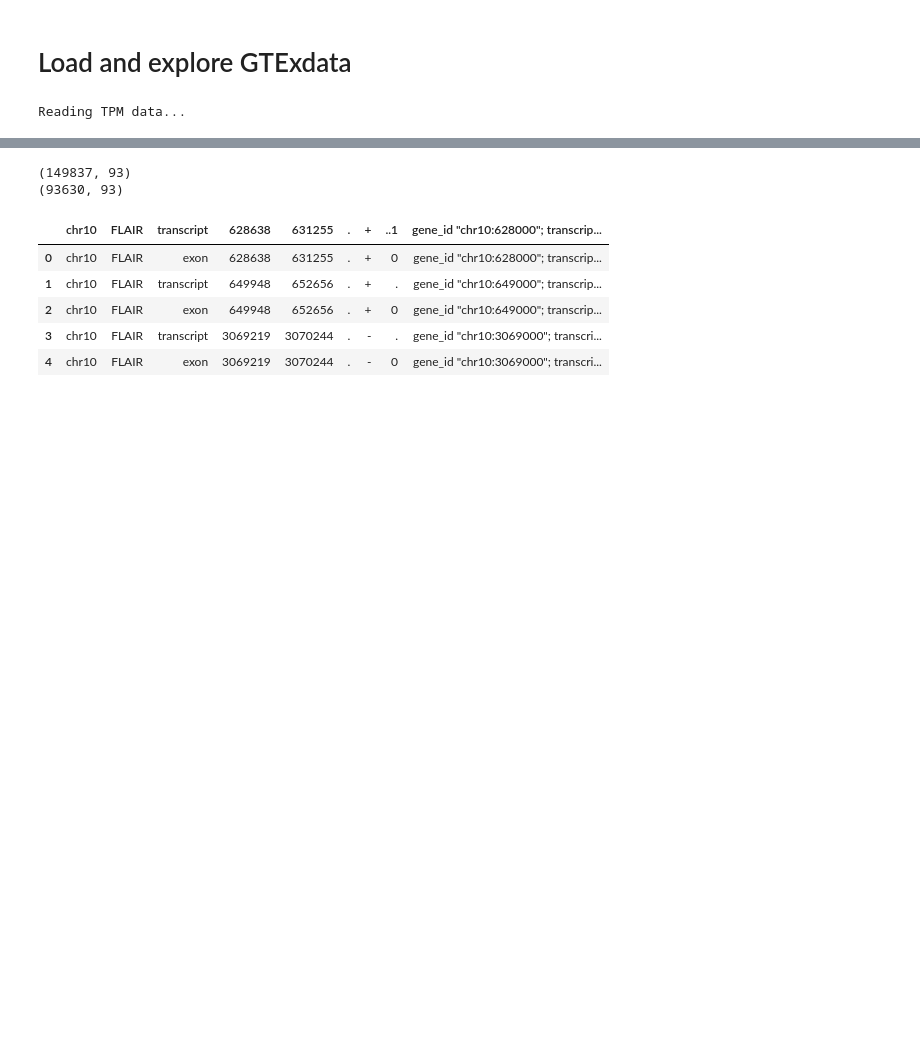
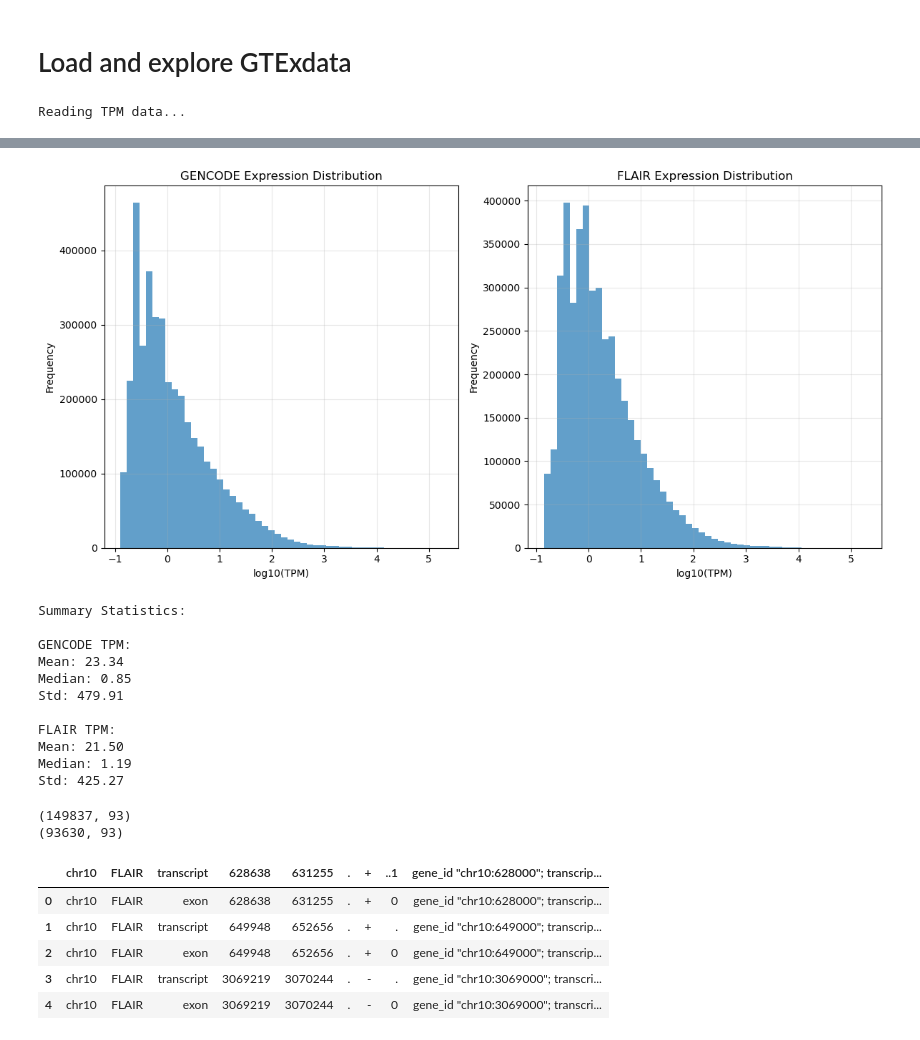
Before and after one commit to michal7kw/SRF_SRRM3, a Jupyter notebook: GTEx_long_read_data.ipynb, the cells around one changed output, grey strips where cells are left out. Cells and saved outputs as stored; diff of their text form; code cells hidden in the pictures; blank space fills up the shorter version.

Commit message:
check expr stats

```diff
--- a/GTEx_long_read_data.ipynb
+++ b/GTEx_long_read_data.ipynb
@@ -52,6 +52,57 @@ flair_tpm_data.head()
 | 2 | 0002a5e2-f01a-4690-a7db-7af726712... | 0.380702 | 5.359084 | 1.961873 | 4.590649 | ... |
 | 3 | 000339f1-1769-4608-b369-59aa222cd... | 0.000000 | 0.297727 | 0.000000 | 1.020144 | ... |
 | 4 | 0003706a-94a7-4419-a61d-6310d7a9c... | 14.847375 | 18.459067 | 17.656857 | 4.080577 | ... |
+# %%
+# Create histograms of gene expression levels
+plt.figure(figsize=(12, 6))
+
+# Plot histogram for GENCODE TPM data
+plt.subplot(1, 2, 1)
+gencode_expr = gencode_tpm_data.iloc[:, 1:].values.flatten()  # Exclude transcript column
+gencode_expr = gencode_expr[gencode_expr > 0]  # Filter out zeros
+plt.hist(np.log10(gencode_expr), bins=50, alpha=0.7)
+plt.xlabel('log10(TPM)')
+plt.ylabel('Frequency')
+plt.title('GENCODE Expression Distribution')
+plt.grid(True, alpha=0.3)
+
+# Plot histogram for FLAIR TPM data
+plt.subplot(1, 2, 2)
+flair_expr = flair_tpm_data.iloc[:, 1:].values.flatten()  # Exclude transcript column
+flair_expr = flair_expr[flair_expr > 0]  # Filter out zeros
+plt.hist(np.log10(flair_expr), bins=50, alpha=0.7)
+plt.xlabel('log10(TPM)')
+plt.ylabel('Frequency')
+plt.title('FLAIR Expression Distribution')
+plt.grid(True, alpha=0.3)
+
+plt.tight_layout()
+plt.show()
+
+# Print summary statistics
+print("\nSummary Statistics:")
+print("\nGENCODE TPM:")
+print(f"Mean: {np.mean(gencode_expr):.2f}")
+print(f"Median: {np.median(gencode_expr):.2f}")
+print(f"Std: {np.std(gencode_expr):.2f}")
+
+print("\nFLAIR TPM:")
+print(f"Mean: {np.mean(flair_expr):.2f}")
+print(f"Median: {np.median(flair_expr):.2f}")
+print(f"Std: {np.std(flair_expr):.2f}")
+# %% [output]
+[figure, added]
+Summary Statistics:
+
+GENCODE TPM:
+Mean: 23.34
+Median: 0.85
+Std: 479.91
+
+FLAIR TPM:
+Mean: 21.50
+Median: 1.19
+Std: 425.27
 # %%
 print(gencode_tpm_data.shape)
 print(flair_tpm_data.shape)
```
Also changed, not shown: 1 other file.
